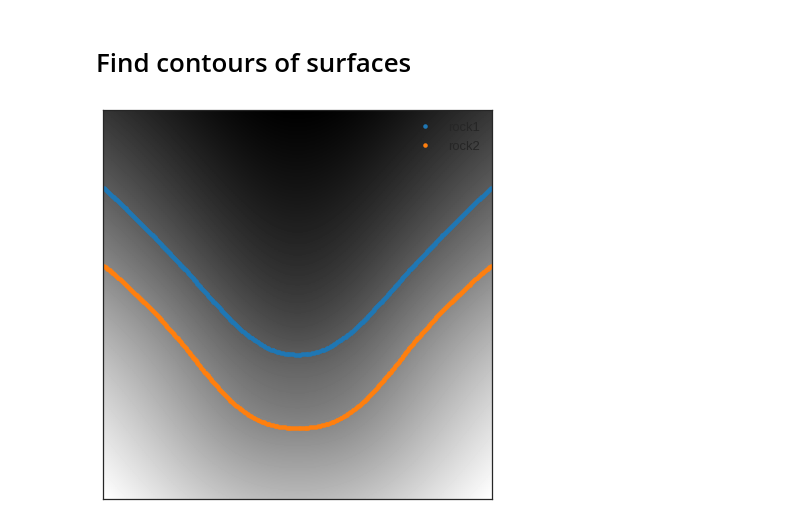
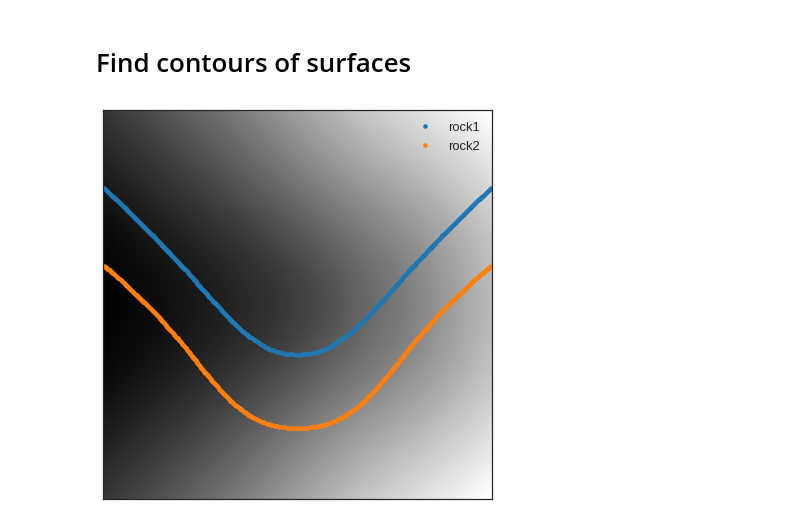
Before and after one commit to TrellixVulnTeam/gempy-notebooks_Q97W, a Jupyter notebook: server-gempy/workflow-v5.ipynb, the cells around one changed output. Cells and saved outputs as stored; diff of their text form; code cells hidden in the pictures.

Commit message:
[DEV] Workflow v5 - try 1 to get extrema of curve

```diff
--- a/server-gempy/workflow-v5.ipynb
+++ b/server-gempy/workflow-v5.ipynb
@@ -143,7 +143,7 @@ for i in range(n_scalar_field_blocks):
     # ??? calulcate scalarfeild levels
     levels = np.insert(level, 0, block.max())
     # extract and reshape scalar field values
-    scalar_field = block.reshape(section_shape).T
+    scalar_field = block.reshape(section_shape)
     # loop over levels to extract tops present within current scalar field
     for ii in range(len(levels)):
 
@@ -156,17 +156,18 @@ for i in range(n_scalar_field_blocks):
 
             contours[top_name] = contour[0]
 # %%
+# plot
 fig, ax = plt.subplots()
 ax.imshow(scalar_field, cmap=plt.cm.gray)
 
 for key in contours.keys():
 
-    ax.plot(contours[key][:,1], contours[key][:,0], '.', label=key)
+    ax.plot(contours[key][:,0], contours[key][:,1], '.', label=key)
 
 ax.axis('image')
 ax.set_xticks([])
 ax.set_yticks([])
 plt.legend()
 plt.show()
 # %% [output]
-[figure, old version]
+[figure, new version]
```
Also changed, not shown: parts of 13 cells of this notebook, 1 other file.
